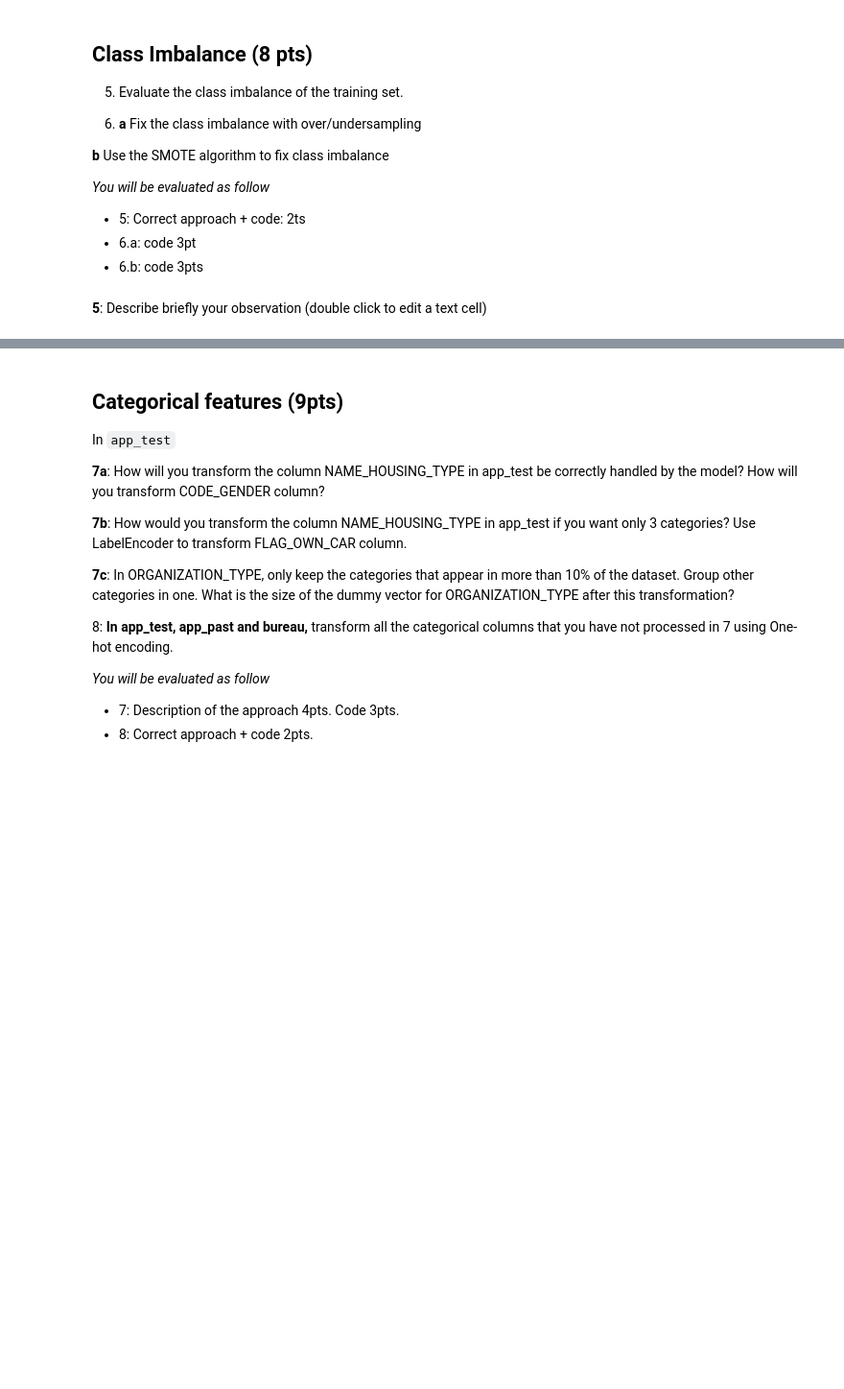
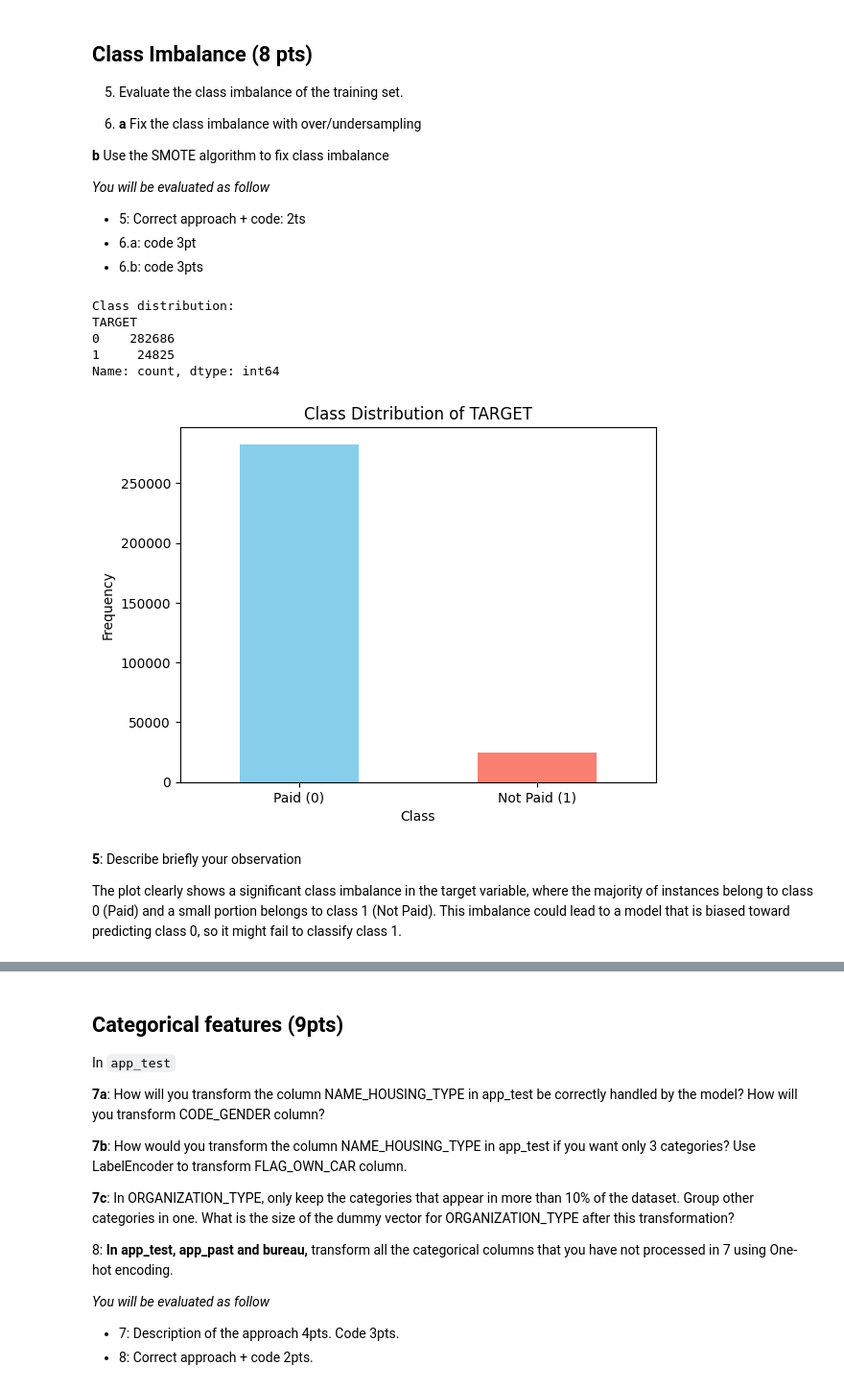
Before and after one commit to mina-naseh/applied-ml-mids-2024, a Jupyter notebook: Project_Part_1.ipynb, the cells around one changed output, grey strips where cells are left out. Shown: that part at 96% size. Cells and saved outputs as stored; diff of their text form; code cells hidden in the pictures; blank space fills up the shorter version.

Commit message:
class imbalance

```diff
--- a/Project_Part_1.ipynb
+++ b/Project_Part_1.ipynb
@@ -631,2 +625,0 @@ No missing values in app_test_X_cleaned
-# %% [markdown]
-**5**: Describe briefly your observation (double click to edit a text cell)
@@ -656,0 +626,26 @@ app_train_smote = ...
+# %%
+# 5 - value counts
+# Check the class distribution
+target_counts = app_train['TARGET'].value_counts()
+print("Class distribution:")
+print(target_counts)
+
+# 5 - histograms
+# Visualize the class distribution with a bar plot
+target_counts.plot(kind='bar', color=['skyblue', 'salmon'])
+plt.title('Class Distribution of TARGET')
+plt.xlabel('Class')
+plt.ylabel('Frequency')
+plt.xticks([0, 1], ['Paid (0)', 'Not Paid (1)'], rotation=0)
+plt.show()
+# %% [output]
+Class distribution:
+TARGET
+0    282686
+1     24825
+Name: count, dtype: int64
+[figure, added]
+# %% [markdown]
+**5**: Describe briefly your observation
+
+The plot clearly shows a significant class imbalance in the target variable, where the majority of instances belong to class 0 (Paid) and a small portion belongs to class 1 (Not Paid). This imbalance could lead to a model that is biased toward predicting class 0, so it might fail to classify class 1.
```
Also changed, not shown: parts of 13 cells of this notebook.
